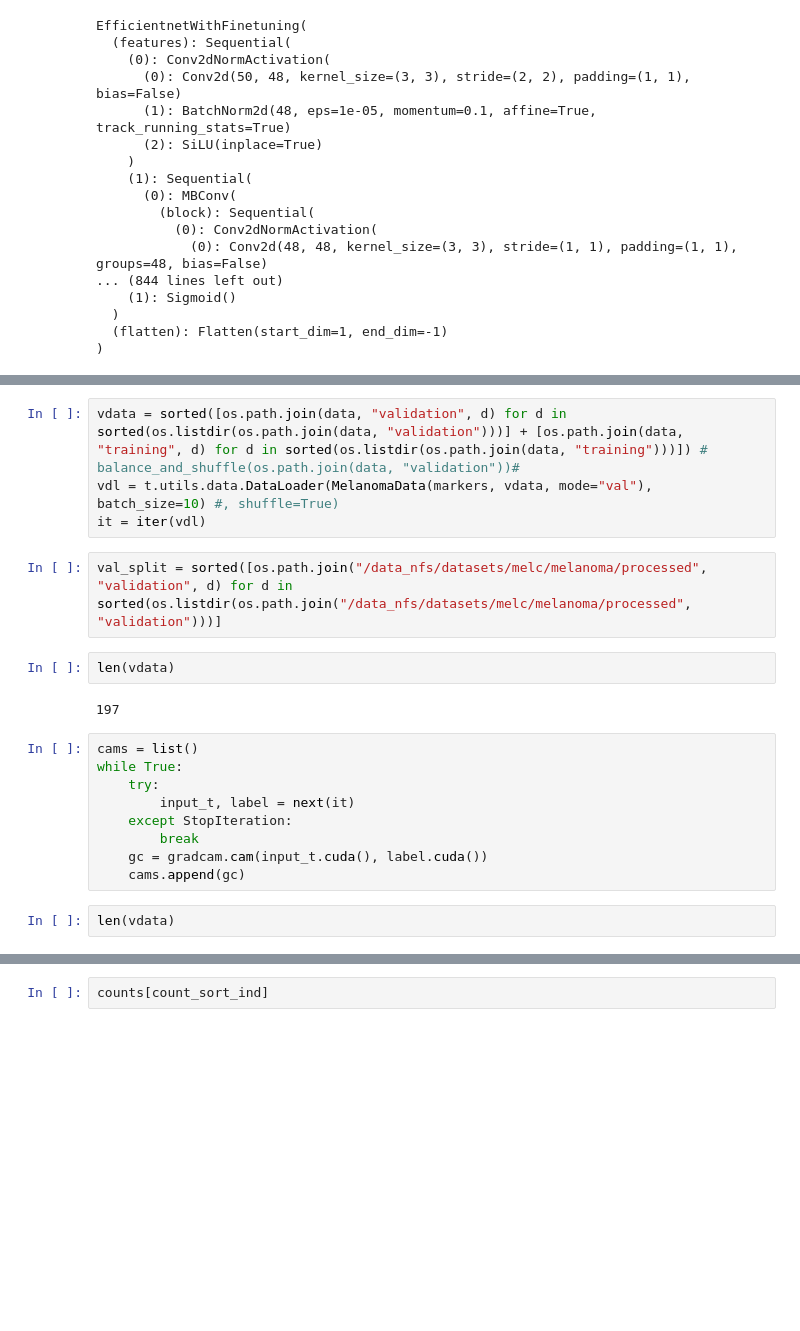
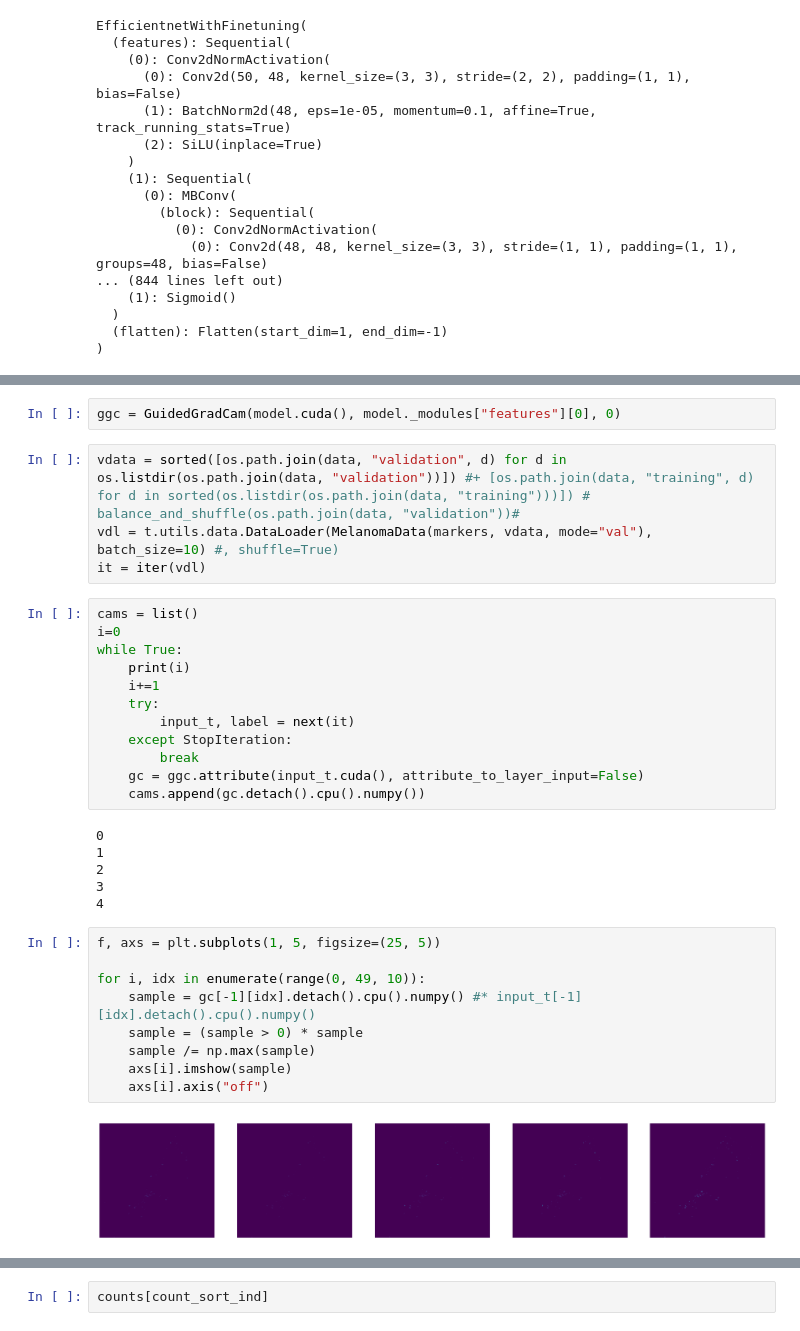
Before and after one commit to bionetslab/xml_melc_melanoma, a Jupyter notebook: model/GradCam.ipynb, the cells around one changed output, grey strips where cells are left out. Saved outputs shown, nothing was run; the diff lists cells and outputs as text; blank space fills up the shorter version.

```diff
--- a/model/GradCam.ipynb
+++ b/model/GradCam.ipynb
@@ -45,21 +45,35 @@ data = "/data_nfs/datasets/melc/melanoma/processed"
+# %%
+ggc = GuidedGradCam(model.cuda(), model._modules["features"][0], 0)
 # %%
-vdata = sorted([os.path.join(data, "validation", d) for d in sorted(os.listdir(os.path.join(data, "validation")))] + [os.path.join(data, "training", d) for d in sorted(os.listdir(os.path.join(data, "training")))]) # balance_and_shuffle(os.path.join(data, "validation"))#
+vdata = sorted([os.path.join(data, "validation", d) for d in os.listdir(os.path.join(data, "validation"))]) #+ [os.path.join(data, "training", d) for d in sorted(os.listdir(os.path.join(data, "training")))]) # balance_and_shuffle(os.path.join(data, "validation"))#
 vdl = t.utils.data.DataLoader(MelanomaData(markers, vdata, mode="val"), batch_size=10) #, shuffle=True)
 it = iter(vdl)
-# %%
-val_split = sorted([os.path.join("/data_nfs/datasets/melc/melanoma/processed", "validation", d) for d in sorted(os.listdir(os.path.join("/data_nfs/datasets/melc/melanoma/processed", "validation")))]
-# %%
-len(vdata)
-# %% [output]
-197
 # %%
 cams = list()
+i=0
 while True:
+    print(i)
+    i+=1
     try:
         input_t, label = next(it)
     except StopIteration:
         break
-    gc = gradcam.cam(input_t.cuda(), label.cuda())
-    cams.append(gc)
+    gc = ggc.attribute(input_t.cuda(), attribute_to_layer_input=False)
+    cams.append(gc.detach().cpu().numpy())
+# %% [output]
+0
+1
+2
+3
+4
-# %%
-len(vdata)
+# %%
+f, axs = plt.subplots(1, 5, figsize=(25, 5))
+
+for i, idx in enumerate(range(0, 49, 10)):
+    sample = gc[-1][idx].detach().cpu().numpy() #* input_t[-1][idx].detach().cpu().numpy()
+    sample = (sample > 0) * sample
+    sample /= np.max(sample)
+    axs[i].imshow(sample)
+    axs[i].axis("off")
+# %% [output]
+[figure, added]
```
Also changed, not shown: parts of 24 cells of this notebook, 9 other files.
